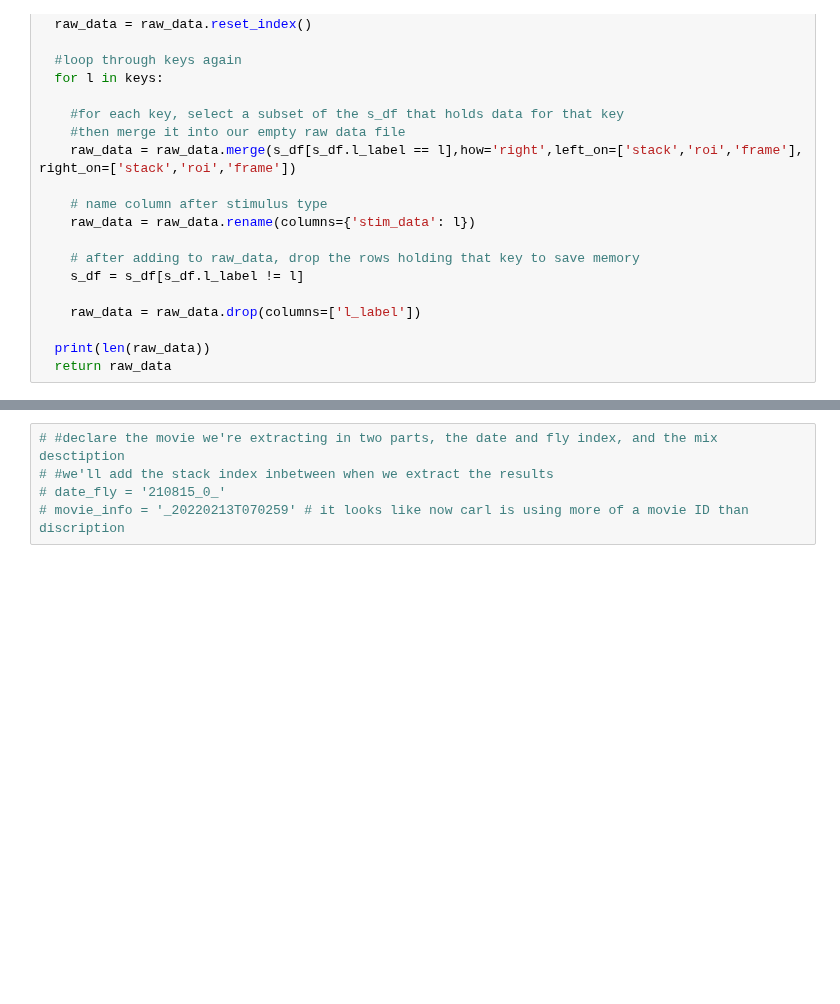
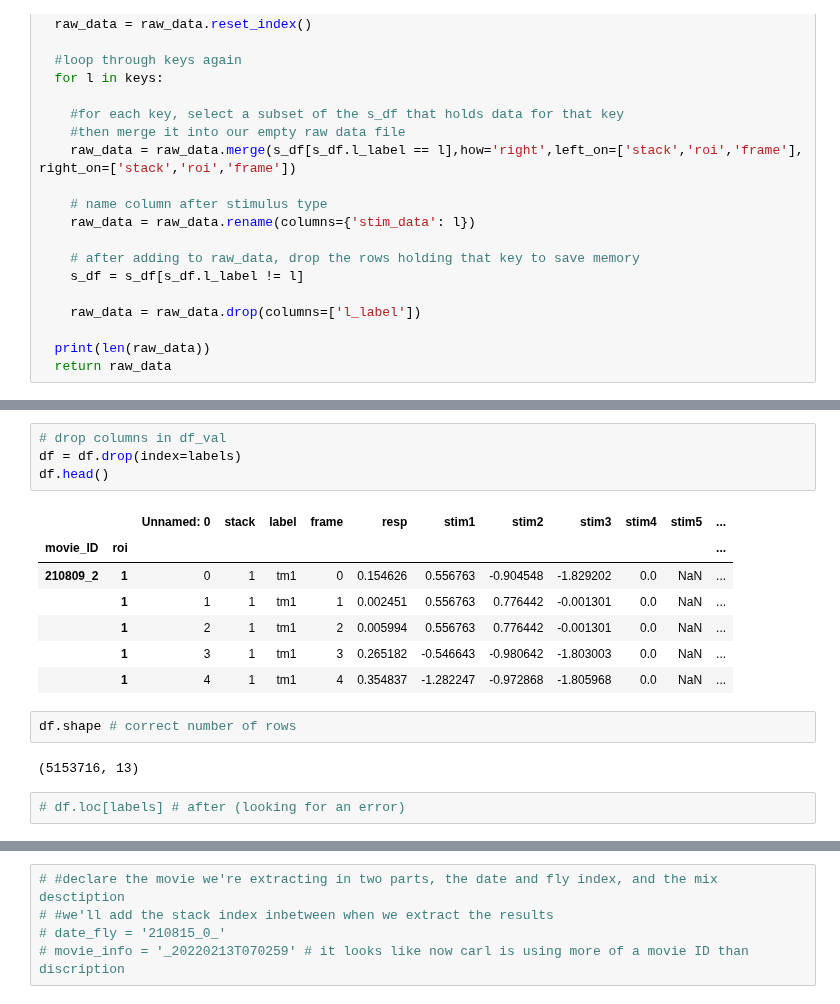
Before and after one commit to laurenneal/capstone-visual-neuroscience, a Jupyter notebook: get_results_and_features_stack_by_stack.ipynb, the cells around one changed output, grey strips where cells are left out. Drawn from its saved outputs; the diff is of its cells as text; blank space fills up the shorter version.

```diff
--- a/get_results_and_features_stack_by_stack.ipynb
+++ b/get_results_and_features_stack_by_stack.ipynb
@@ -194,0 +369,18 @@ for i in tqdm(range(len(file_paths))):
+# %%
+# drop columns in df_val
+df = df.drop(index=labels)
+df.head()
+# %% [output]
+|  |  | Unnamed: 0 | stack | label | frame | resp | stim1 | stim2 | stim3 | stim4 | stim5 | ... |
+| movie_ID | roi |  |  |  |  |  |  |  |  |  |  | ... |
+| 210809_2 | 1 | 0 | 1 | tm1 | 0 | 0.154626 | 0.556763 | -0.904548 | -1.829202 | 0.0 | NaN | ... |
+|  | 1 | 1 | 1 | tm1 | 1 | 0.002451 | 0.556763 | 0.776442 | -0.001301 | 0.0 | NaN | ... |
+|  | 1 | 2 | 1 | tm1 | 2 | 0.005994 | 0.556763 | 0.776442 | -0.001301 | 0.0 | NaN | ... |
+|  | 1 | 3 | 1 | tm1 | 3 | 0.265182 | -0.546643 | -0.980642 | -1.803003 | 0.0 | NaN | ... |
+|  | 1 | 4 | 1 | tm1 | 4 | 0.354837 | -1.282247 | -0.972868 | -1.805968 | 0.0 | NaN | ... |
+# %%
+df.shape # correct number of rows
+# %% [output]
+(5153716, 13)
+# %%
+# df.loc[labels] # after (looking for an error)
```
Also changed, not shown: parts of 21 cells of this notebook.
